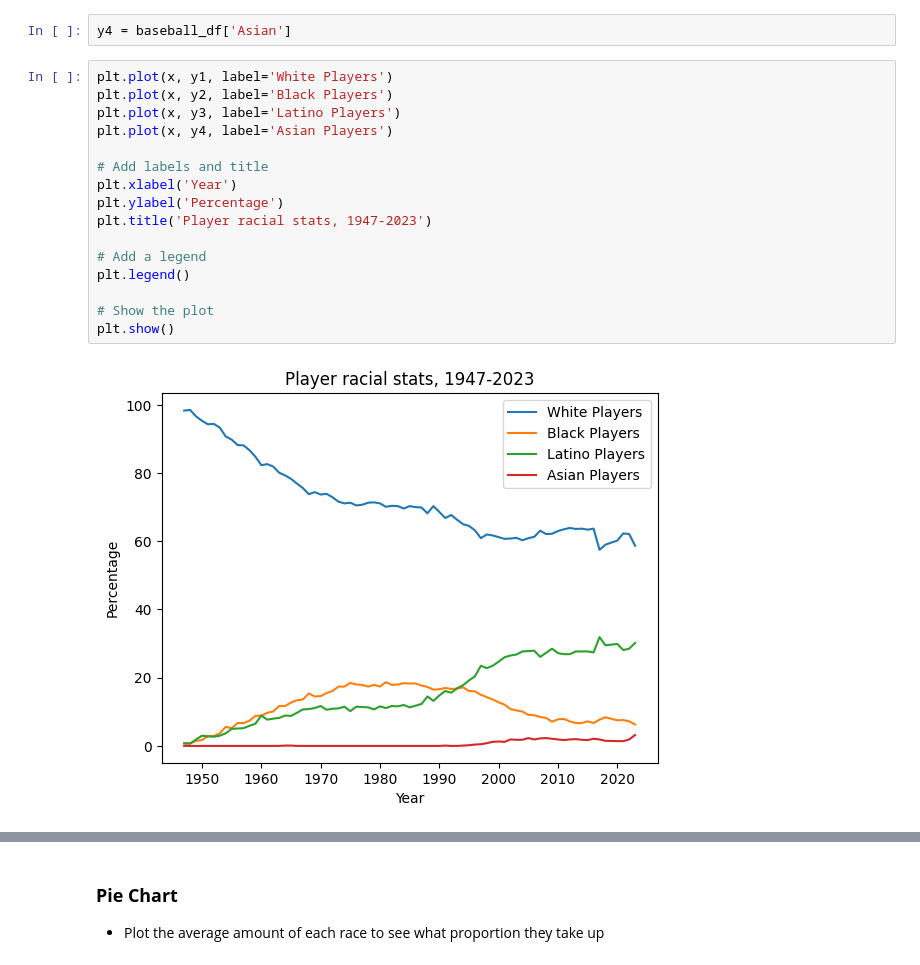
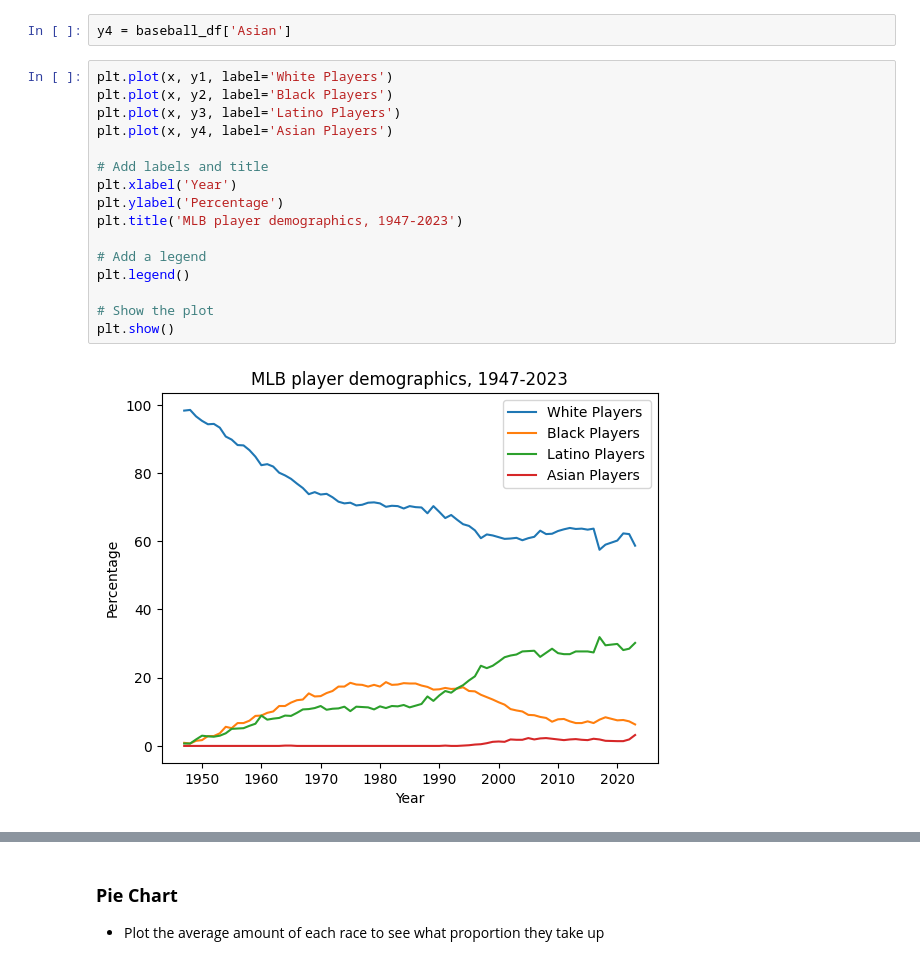
Before and after one commit to 550tealeaves/DATA-70500-working-with-data, a Jupyter notebook: Baseball_demo.ipynb, the cells around one changed output, grey strips where cells are left out. Cells and saved outputs as stored; diff of their text form.

Commit message:
retitled charts

```diff
--- a/Baseball_demo.ipynb
+++ b/Baseball_demo.ipynb
@@ -132,18 +132,18 @@ y4 = baseball_df['Asian']
 # %%
 plt.plot(x, y1, label='White Players')
 plt.plot(x, y2, label='Black Players')
 plt.plot(x, y3, label='Latino Players')
 plt.plot(x, y4, label='Asian Players')
 
 # Add labels and title
 plt.xlabel('Year')
 plt.ylabel('Percentage')
-plt.title('Player racial stats, 1947-2023')
+plt.title('MLB player demographics, 1947-2023')
 
 # Add a legend
 plt.legend()
 
 # Show the plot
 plt.show()
 # %% [output]
-[figure, old version]
+[figure, new version]
```
Also changed, not shown: parts of 2 cells of this notebook.
